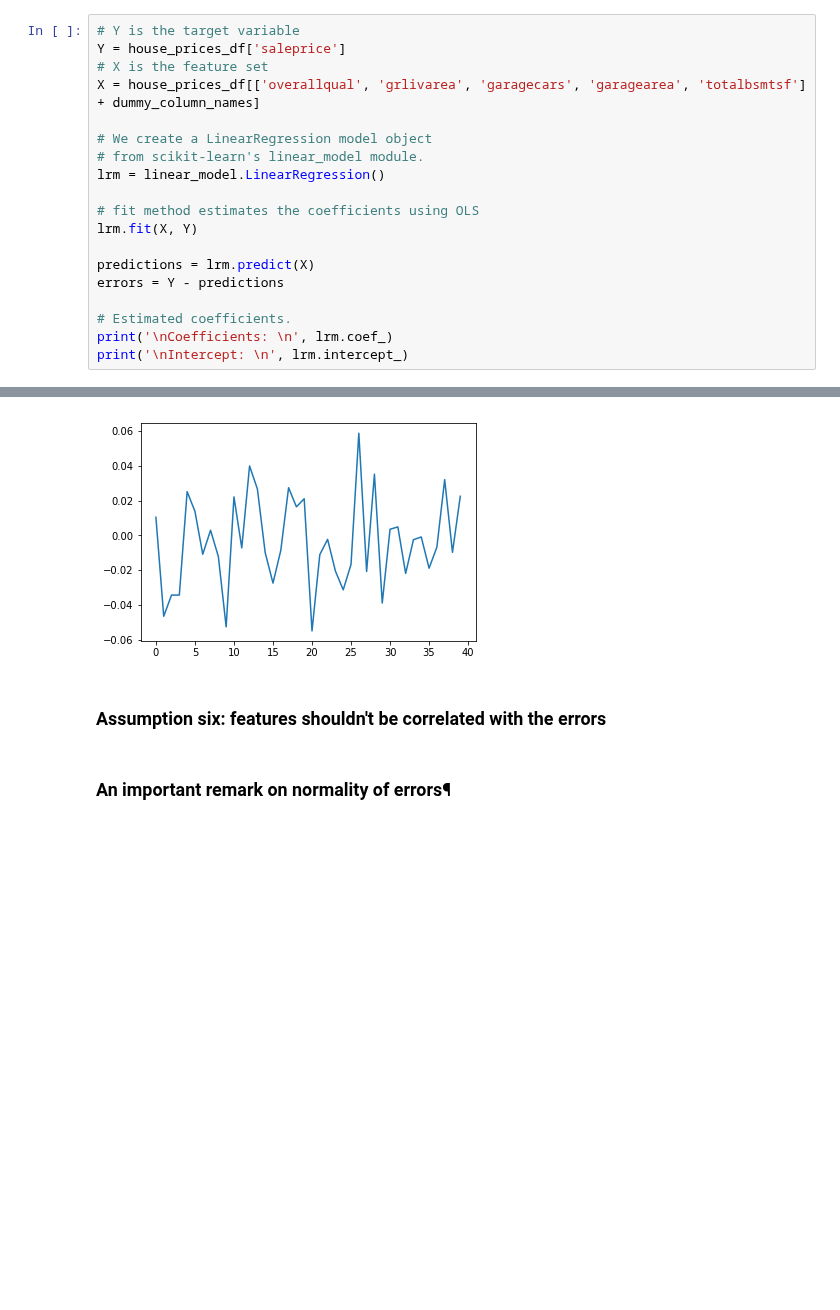
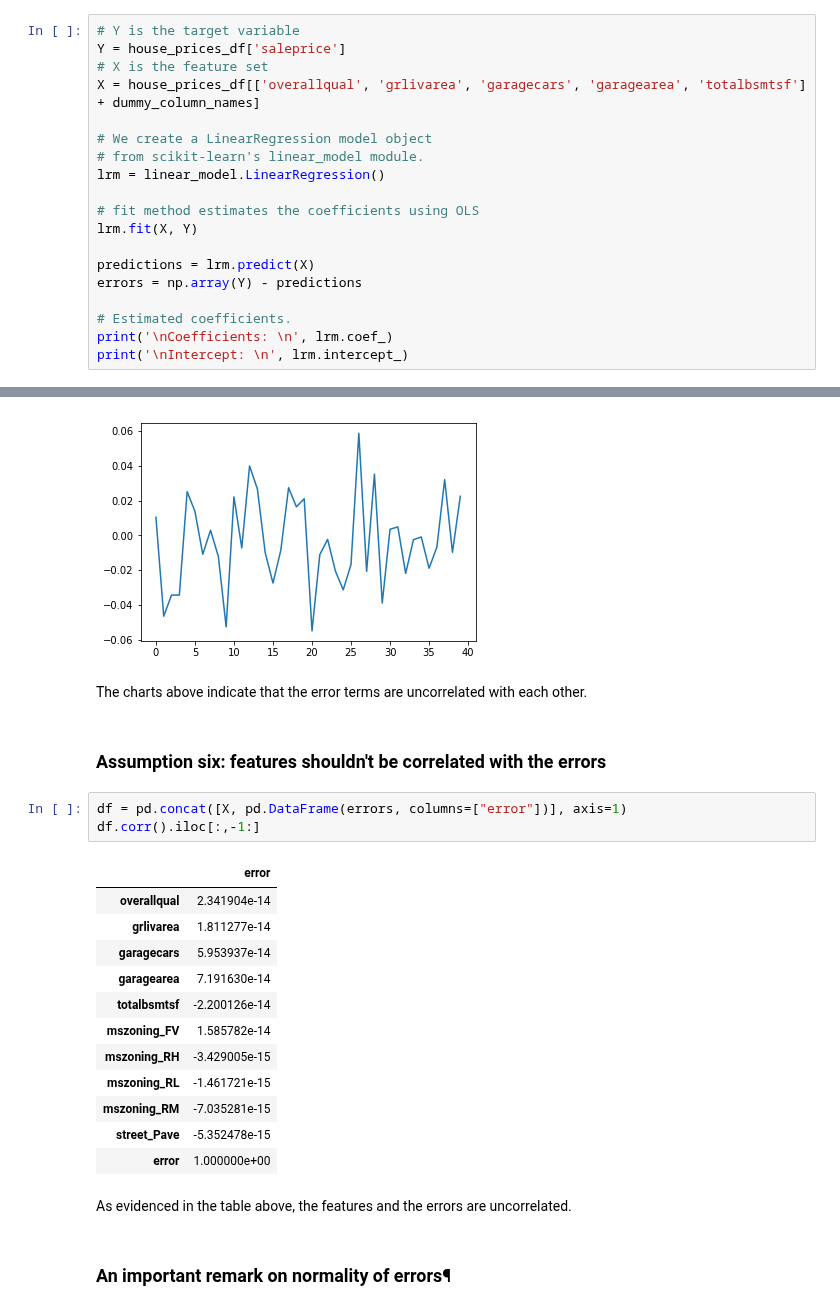
Before and after one commit to Thinkful-Ed/machine-learning-regression-problems, a Jupyter notebook: notebooks/3.solution_assumptions_of_linear_regression.ipynb, the cells around one changed output, grey strips where cells are left out. Drawn from its saved outputs; the diff is of its cells as text; blank space fills up the shorter version.

```diff
--- a/notebooks/3.solution_assumptions_of_linear_regression.ipynb
+++ b/notebooks/3.solution_assumptions_of_linear_regression.ipynb
@@ -153,7 +182,7 @@ lrm = linear_model.LinearRegression()
 lrm.fit(X, Y)
 
 predictions = lrm.predict(X)
-errors = Y - predictions
+errors = np.array(Y) - predictions
 
 # Estimated coefficients.
 print('\nCoefficients: \n', lrm.coef_)
@@ -213,8 +262,28 @@ plt.plot(acf_data[1:])
 plt.show()
 # %% [output]
 [figure]
+# %% [markdown]
+The charts above indicate that the error terms are uncorrelated with each other.
 # %% [markdown]
 ### Assumption six: features shouldn't be correlated with the errors
+# %%
+df = pd.concat([X, pd.DataFrame(errors, columns=["error"])], axis=1)
+df.corr().iloc[:,-1:]
+# %% [output]
+|  | error |
+| overallqual | 2.341904e-14 |
+| grlivarea | 1.811277e-14 |
+| garagecars | 5.953937e-14 |
+| garagearea | 7.191630e-14 |
+| totalbsmtsf | -2.200126e-14 |
+| mszoning_FV | 1.585782e-14 |
+| mszoning_RH | -3.429005e-15 |
+| mszoning_RL | -1.461721e-15 |
+| mszoning_RM | -7.035281e-15 |
+| street_Pave | -5.352478e-15 |
+| error | 1.000000e+00 |
+# %% [markdown]
+As evidenced in the table above, the features and the errors are uncorrelated.
 # %% [markdown]
 ### An important remark on normality of errors¶
 # %%
```
Also changed, not shown: parts of 13 cells of this notebook, 1 other file.
